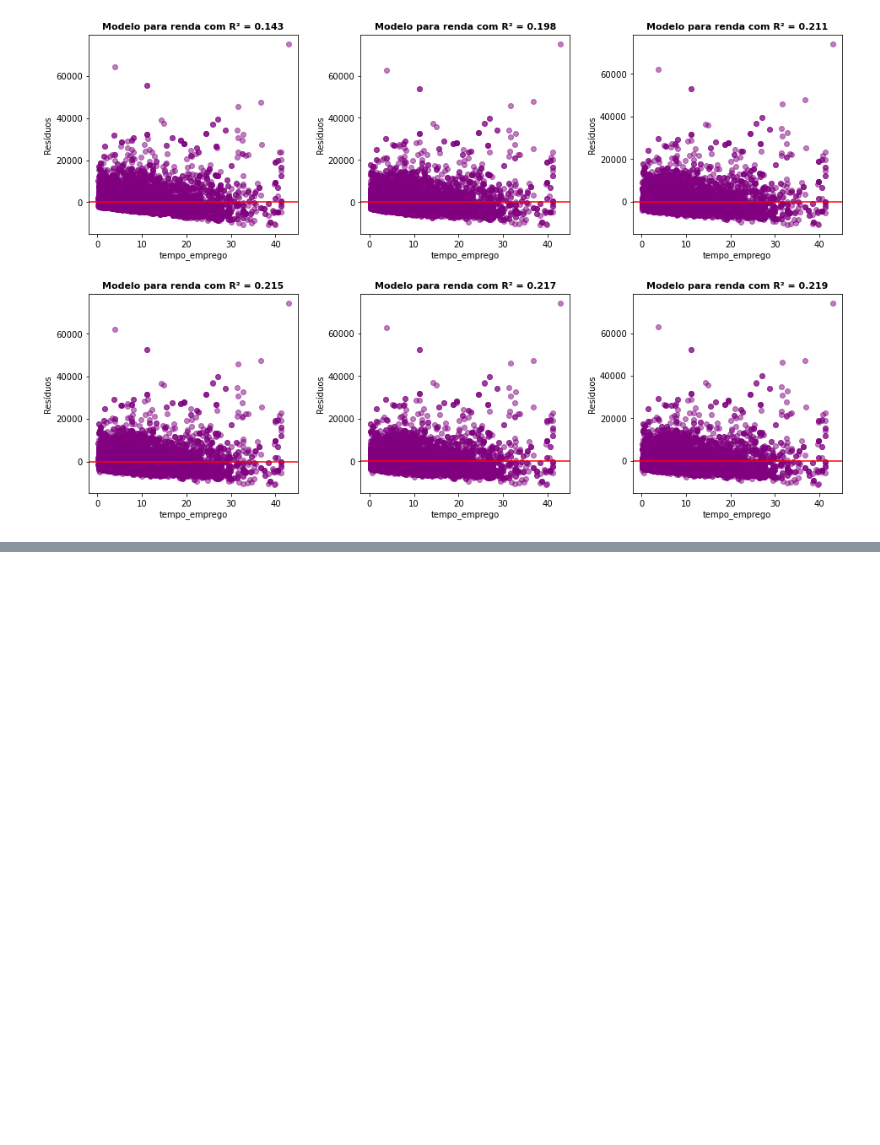
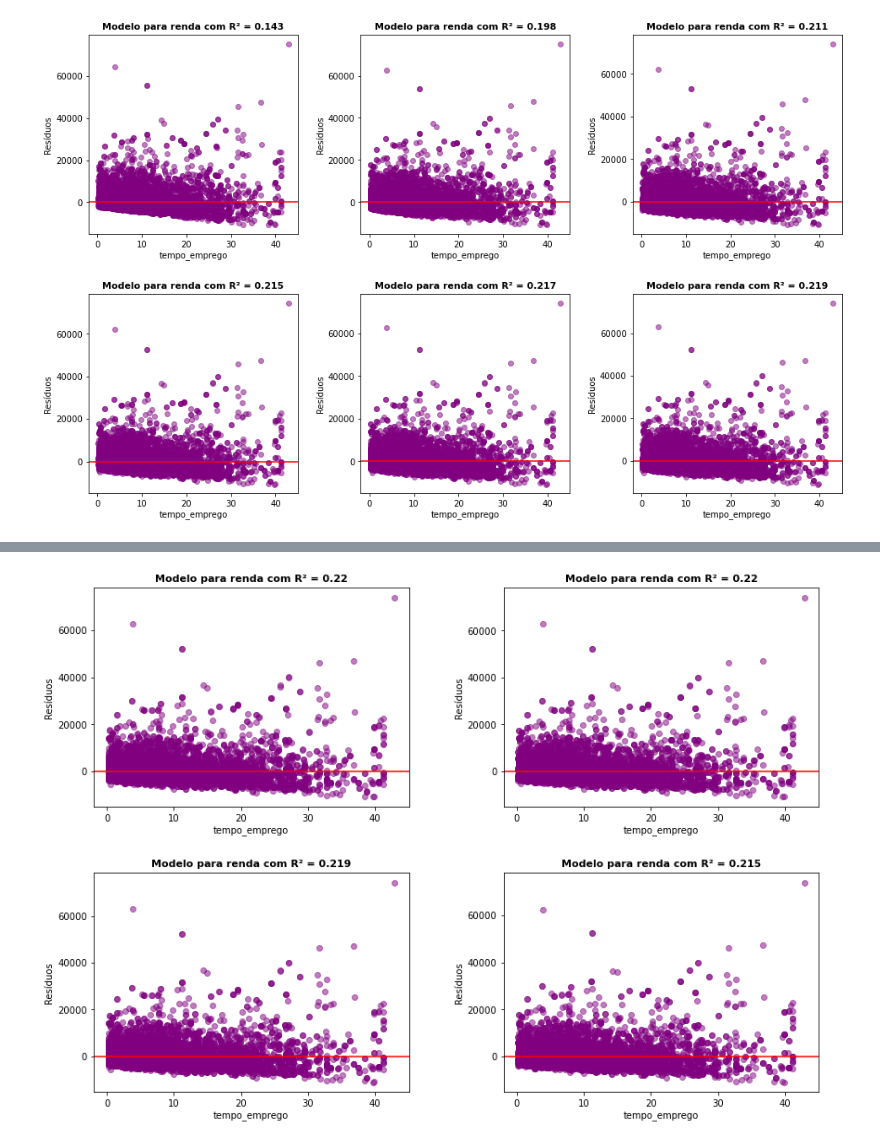
Before and after one commit to luizaires/Modelo-de-previsao-de-renda, a Jupyter notebook: Modelo_de_previsao_de_renda.ipynb, the cells around one changed output, grey strips where cells are left out. Saved outputs shown, nothing was run; the diff lists cells and outputs as text; code cells hidden in the pictures; blank space fills up the shorter version.

```diff
--- a/Modelo_de_previsao_de_renda.ipynb
+++ b/Modelo_de_previsao_de_renda.ipynb
@@ -718,0 +781,12 @@ plot_matrix_resid(nrow = 2,
+# %%
+predictors2 = ['sexo',
+              'posse_de_veiculo',
+              'posse_de_imovel',
+              'tipo_renda',
+              'educacao',
+              'tipo_residencia',
+              'idade',
+              'tempo_emprego']
+formula = ' + '.join(predictors2)
+linReg2 = smf.ols(f'renda ~ {formula}', data = df).fit()
+linReg2.summary()
@@ -718,0 +830,12 @@ plot_matrix_resid(nrow = 2,
+# %%
+predictors3 = ['sexo',
+              #'posse_de_veiculo',
+              'posse_de_imovel',
+              'tipo_renda',
+              'educacao',
+              #'tipo_residencia',
+              'idade',
+              'tempo_emprego']
+formula = ' + '.join(predictors3)
+linReg3 = smf.ols(f'renda ~ {formula}', data = df).fit()
+linReg3.summary()
@@ -718,0 +879,12 @@ plot_matrix_resid(nrow = 2,
+# %%
+predictors4 = ['sexo',
+              #'posse_de_veiculo',
+              'posse_de_imovel',
+              'tipo_renda',
+              #'educacao',
+              #'tipo_residencia',
+              'idade',
+              'tempo_emprego']
+formula = ' + '.join(predictors4)
+linReg4 = smf.ols(f'renda ~ {formula}', data = df).fit()
+linReg4.summary()
@@ -718,0 +941,10 @@ plot_matrix_resid(nrow = 2,
+# %%
+models = [linReg1, linReg2, linReg3, linReg4]
+plot_matrix_resid(nrow = 2,
+                  ncol = 2,
+                  x_name = 'tempo_emprego',
+                  target = 'renda',
+                  models = models,
+                  data = df)
+# %% [output]
+[figure, added]
```
Also changed, not shown: parts of 21 cells of this notebook.
